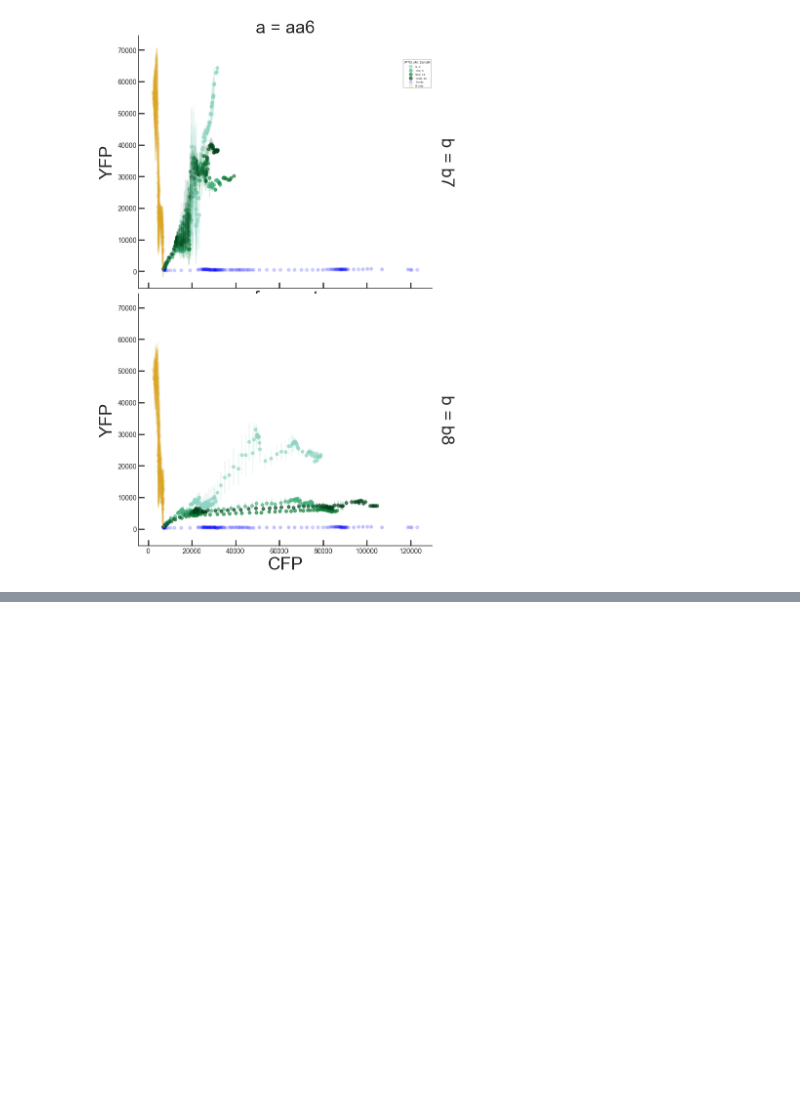
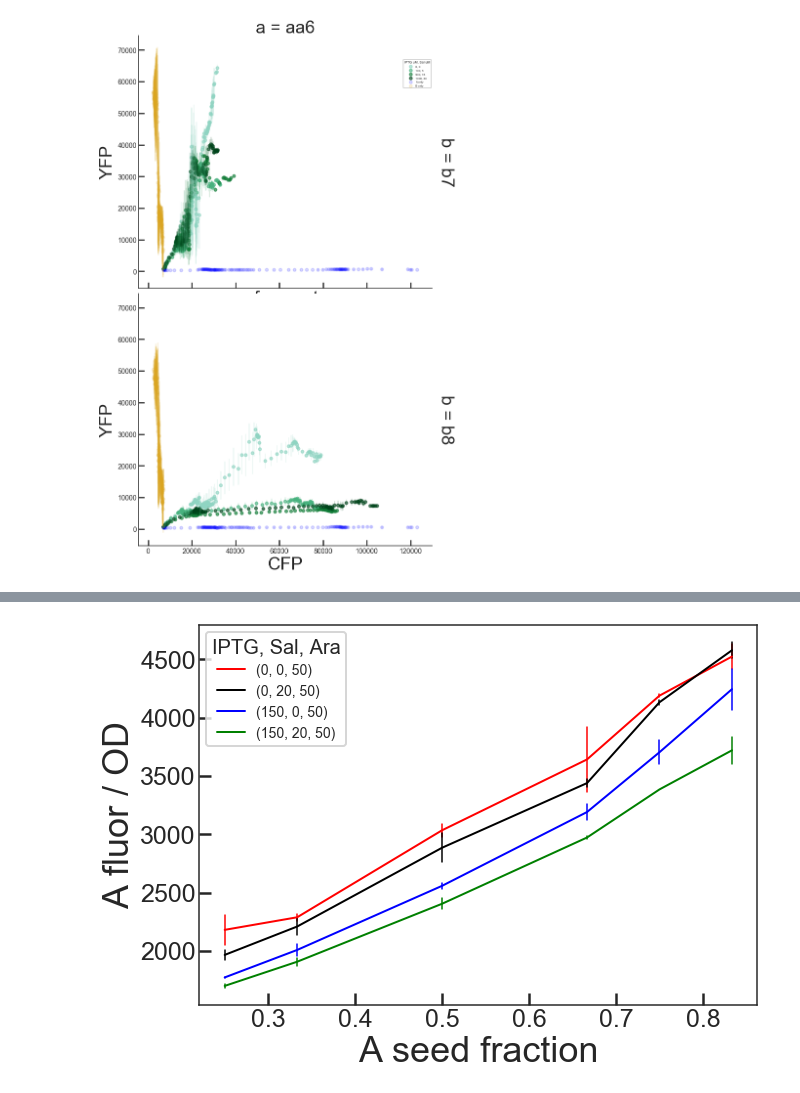
Before and after one commit to geezerbriefs/xpspython, a Jupyter notebook: biotek/plot A=B biotek data.ipynb, the cells around one changed output, grey strips where cells are left out. Cells and saved outputs as stored; diff of their text form; code cells hidden in the pictures; blank space fills up the shorter version.

```diff
--- a/biotek/plot A=B biotek data.ipynb
+++ b/biotek/plot A=B biotek data.ipynb
@@ -88,5 +88,2 @@ sheets_to_plot
 # %% [markdown]
 ## make relevant indices
-# %%
-#which data are we plotting
-data = sheets_to_plot[3]
@@ -381,0 +402,5 @@ g.savefig(directory + 'both_fluor_scatter_full_recntr_refs.pdf')
+# %%
+last_time = max(data['Time'])
+i = data['Time'] == last_time
+
+df = data.loc[i]
@@ -381,0 +416,37 @@ g.savefig(directory + 'both_fluor_scatter_full_recntr_refs.pdf')
+# %%
+i = ara_hi
+
+
+#enumerate subconditions
+inducers = ['iptg', 'sal', 'ara']
+g = [np.unique(df.loc[i, ind]) for ind in inducers]
+
+
+conds = list(itertools.product(g[0], g[1], g[2]))
+
+colors = ['r', 'k', 'b','g','y','m','c']
+# %%
+fig, ax = plt.subplots(figsize=(10,7))
+
+
+for cond,c in zip(conds, colors):
+
+    ii = (df['iptg'] == cond[0]) & (df['sal'] == cond[1]) & (df['ara'] == cond[2])
+#     ii = df['afrac_s'] == cond
+
+    d = df.loc[ii]
+
+    sns.lineplot(x="afrac_s", y="cfp61_norm", data=d, color=c, err_style="bars",
+                 ax=ax, label=cond, lw=2)
+
+lines = fig.axes[0].lines
+l = lines[::2]
+plt.legend(handles=l, labels=conds, title='IPTG, Sal, Ara', title_fontsize=20)
+
+plt.xlabel('A seed fraction')
+plt.ylabel('A fluor / OD')
+
+
+# plt.savefig(directory + 'Aendfluor_deg.pdf')
+# %% [output]
+[figure, added]
```
Also changed, not shown: parts of 12 cells of this notebook, 2 other files.
